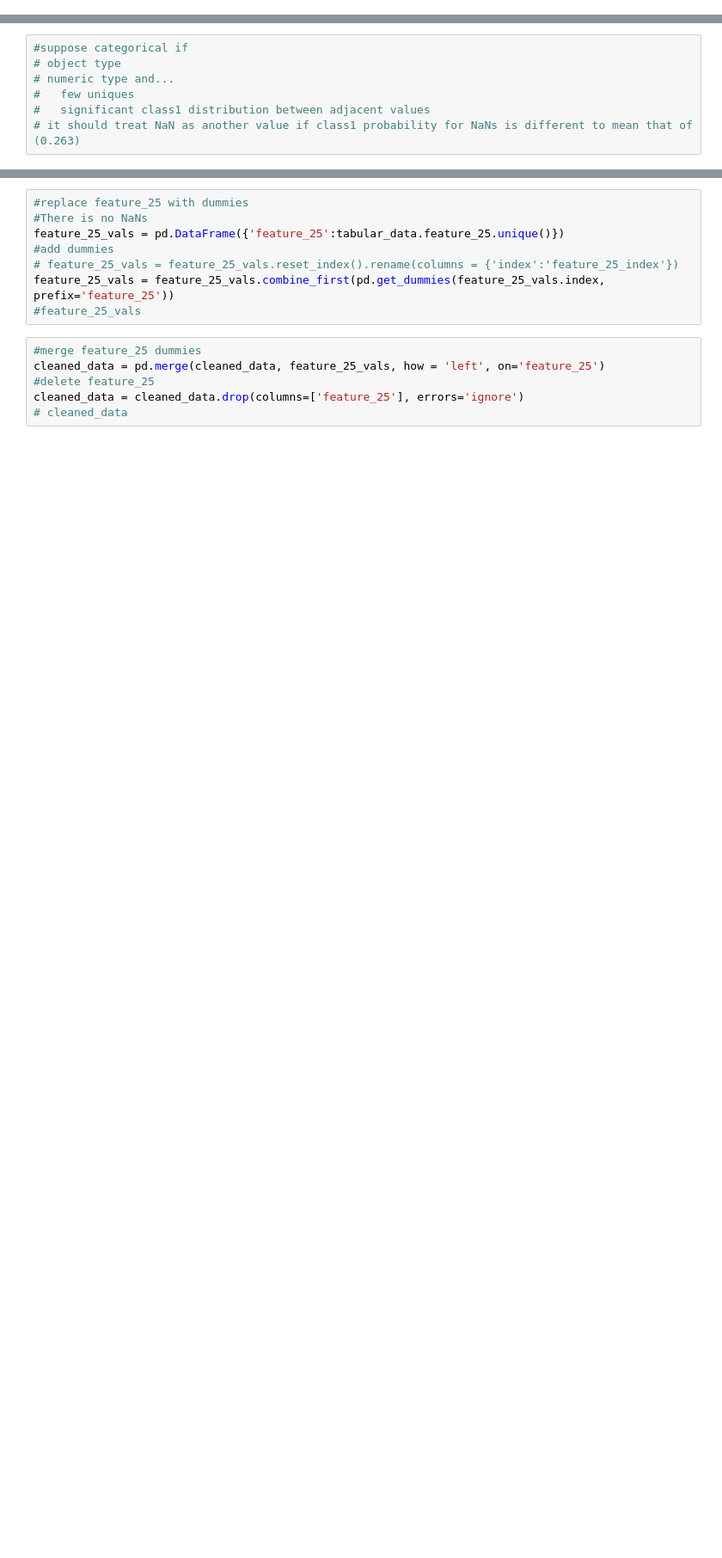
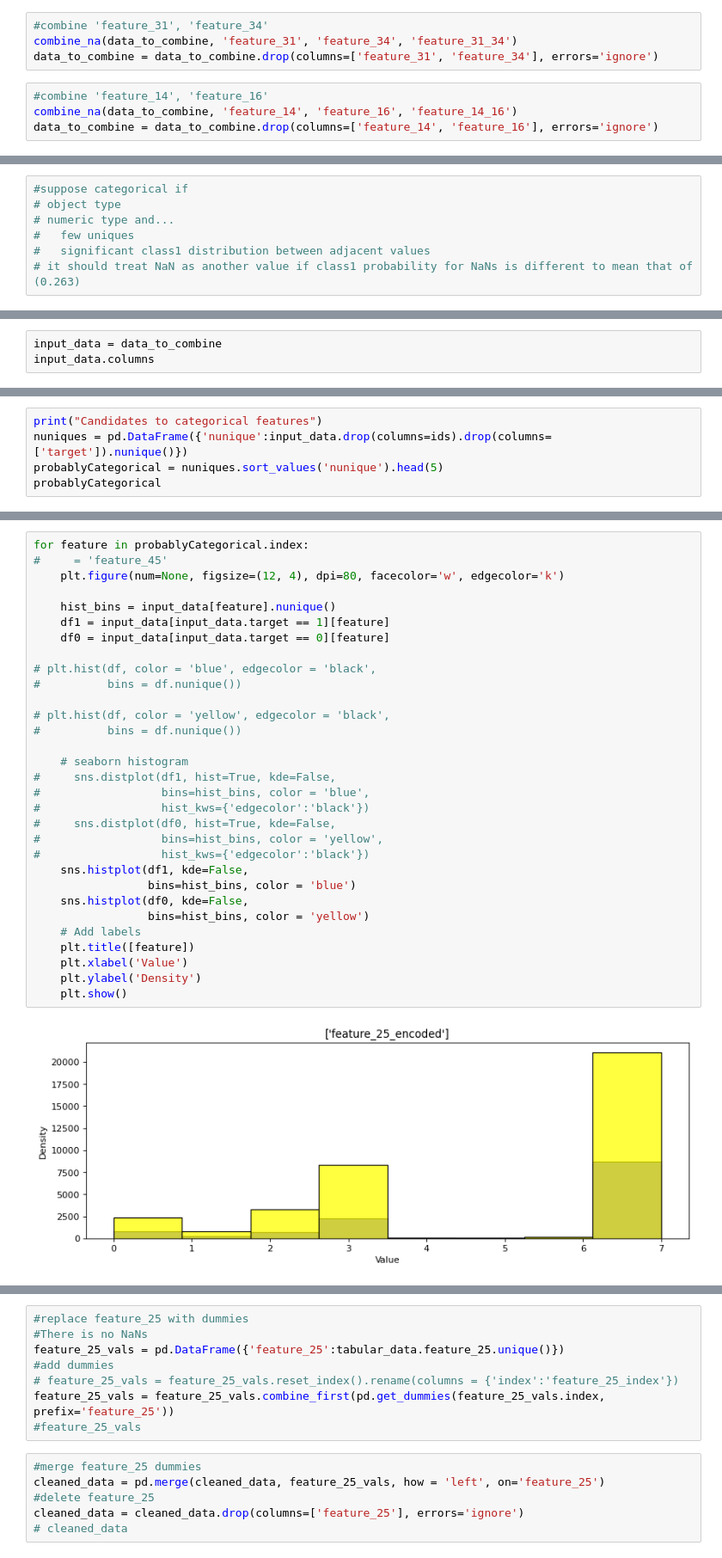
Before and after one commit to ihor-nazimov/ks-challenge, a Jupyter notebook: src/main/python/dataExplore.ipynb, the cells around one changed output, grey strips where cells are left out. Shown at 86% size. Cells and saved outputs as stored; diff of their text form; blank space fills up the shorter version.

Commit message:
features visualization

```diff
--- a/src/main/python/dataExplore.ipynb
+++ b/src/main/python/dataExplore.ipynb
@@ -384,0 +367,8 @@ Index(['id', 'period', 'feature_1', 'feature_2', 'feature_3', 'feature_5',
+# %%
+#combine 'feature_31', 'feature_34'
+combine_na(data_to_combine, 'feature_31', 'feature_34', 'feature_31_34')
+data_to_combine = data_to_combine.drop(columns=['feature_31', 'feature_34'], errors='ignore')
+# %%
+#combine 'feature_14', 'feature_16'
+combine_na(data_to_combine, 'feature_14', 'feature_16', 'feature_14_16')
+data_to_combine = data_to_combine.drop(columns=['feature_14', 'feature_16'], errors='ignore')
@@ -443,0 +401,3 @@ categoricalFeatures = ['feature_15', 'feature_25', 'feature_43']
+# %%
+input_data = data_to_combine
+input_data.columns
@@ -443,0 +415,5 @@ categoricalFeatures = ['feature_15', 'feature_25', 'feature_43']
+# %%
+print("Candidates to categorical features")
+nuniques = pd.DataFrame({'nunique':input_data.drop(columns=ids).drop(columns=['target']).nunique()})
+probablyCategorical = nuniques.sort_values('nunique').head(5)
+probablyCategorical
@@ -443,0 +448,33 @@ categoricalFeatures = ['feature_15', 'feature_25', 'feature_43']
+# %%
+for feature in probablyCategorical.index:
+#     = 'feature_45'
+    plt.figure(num=None, figsize=(12, 4), dpi=80, facecolor='w', edgecolor='k')
+
+    hist_bins = input_data[feature].nunique()
+    df1 = input_data[input_data.target == 1][feature]
+    df0 = input_data[input_data.target == 0][feature]
+
+# plt.hist(df, color = 'blue', edgecolor = 'black',
+#          bins = df.nunique())
+
+# plt.hist(df, color = 'yellow', edgecolor = 'black',
+#          bins = df.nunique())
+
+    # seaborn histogram
+#     sns.distplot(df1, hist=True, kde=False,
+#                  bins=hist_bins, color = 'blue',
+#                  hist_kws={'edgecolor':'black'})
+#     sns.distplot(df0, hist=True, kde=False,
+#                  bins=hist_bins, color = 'yellow',
+#                  hist_kws={'edgecolor':'black'})
+    sns.histplot(df1, kde=False,
+                 bins=hist_bins, color = 'blue')
+    sns.histplot(df0, kde=False,
+                 bins=hist_bins, color = 'yellow')
+    # Add labels
+    plt.title([feature])
+    plt.xlabel('Value')
+    plt.ylabel('Density')
+    plt.show()
+# %% [output]
+[figure, added]
```
Also changed, not shown: parts of 53 cells of this notebook.
